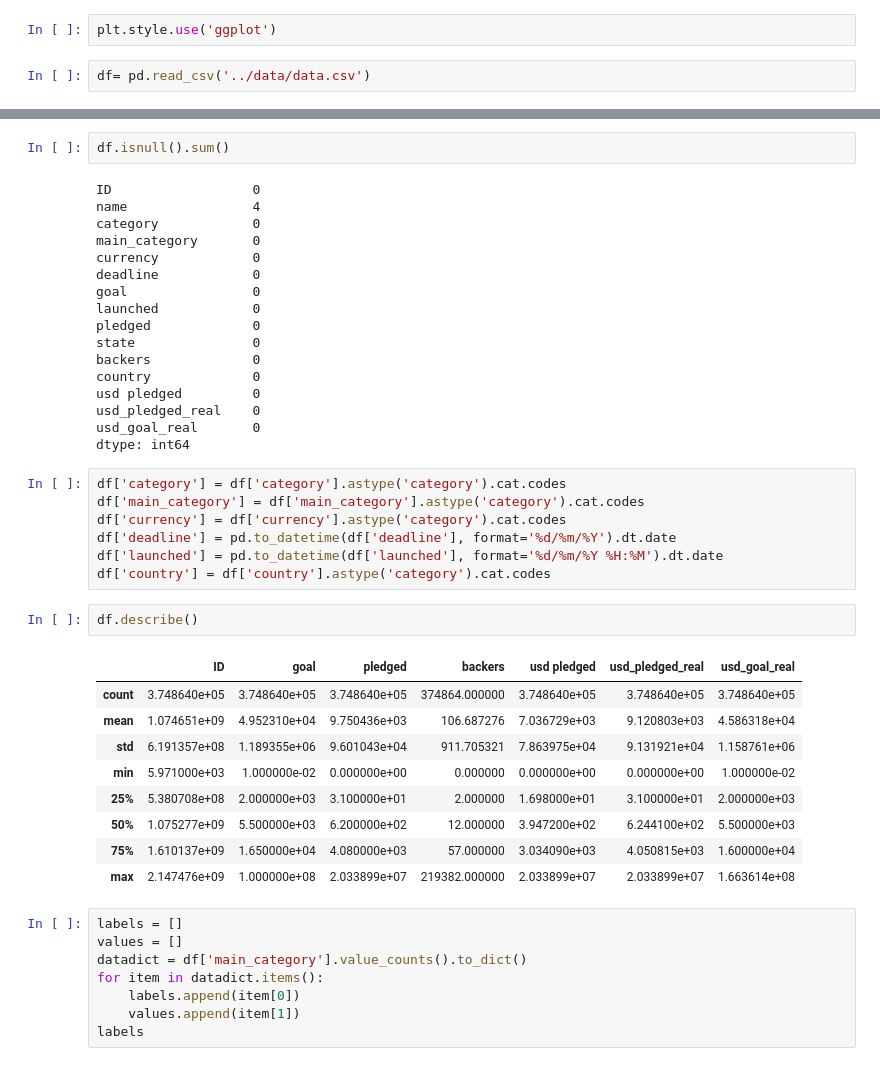
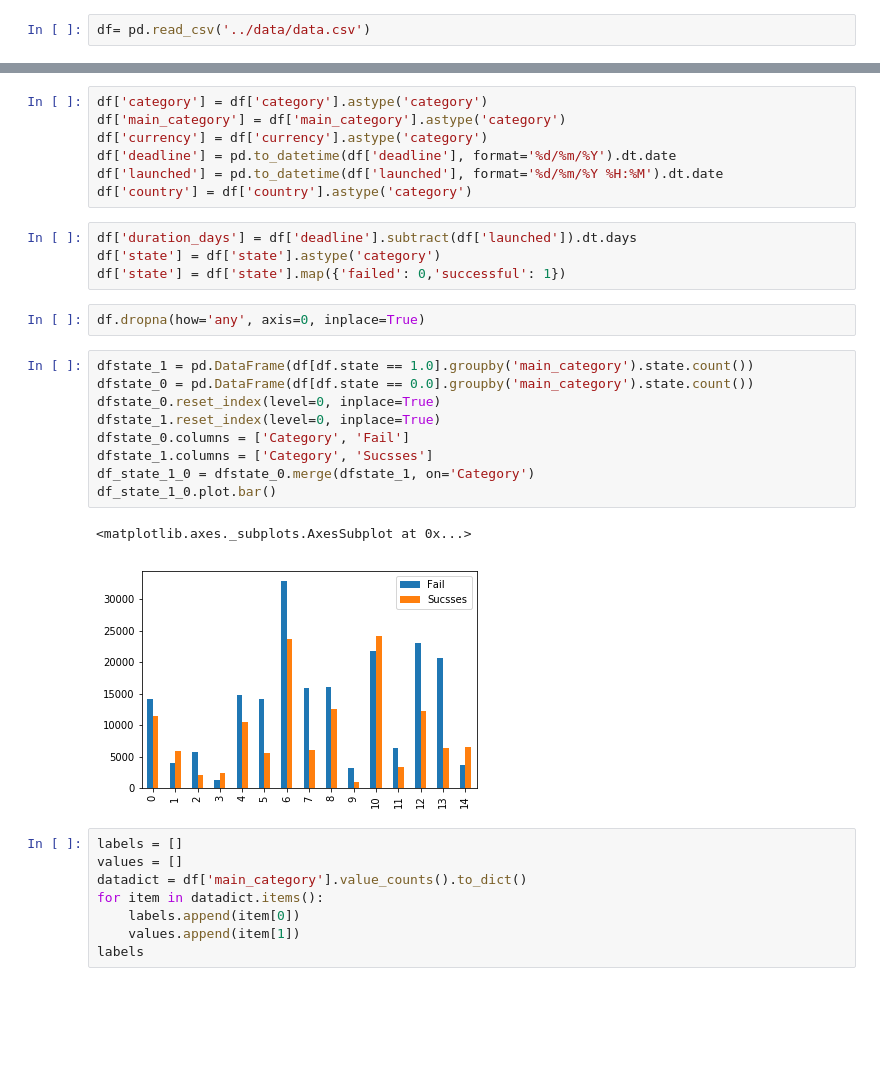
Before and after one commit to salwasadig/PhdProject, a Jupyter notebook: webservice/ML/notebook/PhdProject_29-5.ipynb, the cells around one changed output, grey strips where cells are left out. Saved outputs shown, nothing was run; the diff lists cells and outputs as text; blank space fills up the shorter version.

```diff
--- a/webservice/ML/notebook/PhdProject_29-5.ipynb
+++ b/webservice/ML/notebook/PhdProject_29-5.ipynb
@@ -15,4 +7,2 @@ from IPython.display import SVG, HTML
-# %%
-plt.style.use('ggplot')
 # %%
 df= pd.read_csv('../data/data.csv')
@@ -86,41 +9,28 @@ dtype: int64
-# %%
-df.isnull().sum()
-# %% [output]
-ID                  0
-name                4
-category            0
-main_category       0
-currency            0
-deadline            0
-goal                0
-launched            0
-pledged             0
-state               0
-backers             0
-country             0
-usd pledged         0
-usd_pledged_real    0
-usd_goal_real       0
-dtype: int64
 # %%
-df['category'] = df['category'].astype('category').cat.codes
-df['main_category'] = df['main_category'].astype('category').cat.codes
-df['currency'] = df['currency'].astype('category').cat.codes
+df['category'] = df['category'].astype('category')
+df['main_category'] = df['main_category'].astype('category')
+df['currency'] = df['currency'].astype('category')
 df['deadline'] = pd.to_datetime(df['deadline'], format='%d/%m/%Y').dt.date
 df['launched'] = pd.to_datetime(df['launched'], format='%d/%m/%Y %H:%M').dt.date
-df['country'] = df['country'].astype('category').cat.codes
+df['country'] = df['country'].astype('category')
-# %%
-df.describe()
-# %% [output]
-|  | ID | goal | pledged | backers | usd pledged | usd_pledged_real | usd_goal_real |
-| count | 3.748640e+05 | 3.748640e+05 | 3.748640e+05 | 374864.000000 | 3.748640e+05 | 3.748640e+05 | 3.748640e+05 |
-| mean | 1.074651e+09 | 4.952310e+04 | 9.750436e+03 | 106.687276 | 7.036729e+03 | 9.120803e+03 | 4.586318e+04 |
-| std | 6.191357e+08 | 1.189355e+06 | 9.601043e+04 | 911.705321 | 7.863975e+04 | 9.131921e+04 | 1.158761e+06 |
-| min | 5.971000e+03 | 1.000000e-02 | 0.000000e+00 | 0.000000 | 0.000000e+00 | 0.000000e+00 | 1.000000e-02 |
-| 25% | 5.380708e+08 | 2.000000e+03 | 3.100000e+01 | 2.000000 | 1.698000e+01 | 3.100000e+01 | 2.000000e+03 |
-| 50% | 1.075277e+09 | 5.500000e+03 | 6.200000e+02 | 12.000000 | 3.947200e+02 | 6.244100e+02 | 5.500000e+03 |
-| 75% | 1.610137e+09 | 1.650000e+04 | 4.080000e+03 | 57.000000 | 3.034090e+03 | 4.050815e+03 | 1.600000e+04 |
-| max | 2.147476e+09 | 1.000000e+08 | 2.033899e+07 | 219382.000000 | 2.033899e+07 | 2.033899e+07 | 1.663614e+08 |
+# %%
+df['duration_days'] = df['deadline'].subtract(df['launched']).dt.days
+df['state'] = df['state'].astype('category')
+df['state'] = df['state'].map({'failed': 0,'successful': 1})
+# %%
+df.dropna(how='any', axis=0, inplace=True)
+# %%
+dfstate_1 = pd.DataFrame(df[df.state == 1.0].groupby('main_category').state.count())
+dfstate_0 = pd.DataFrame(df[df.state == 0.0].groupby('main_category').state.count())
+dfstate_0.reset_index(level=0, inplace=True)
+dfstate_1.reset_index(level=0, inplace=True)
+dfstate_0.columns = ['Category', 'Fail']
+dfstate_1.columns = ['Category', 'Sucsses']
+df_state_1_0 = dfstate_0.merge(dfstate_1, on='Category')
+df_state_1_0.plot.bar()
+# %% [output]
+<matplotlib.axes._subplots.AxesSubplot at 0x...>
+[figure, added]
 # %%
 labels = []
 values = []
```
Also changed, not shown: parts of 9 cells of this notebook, 11 other files.
